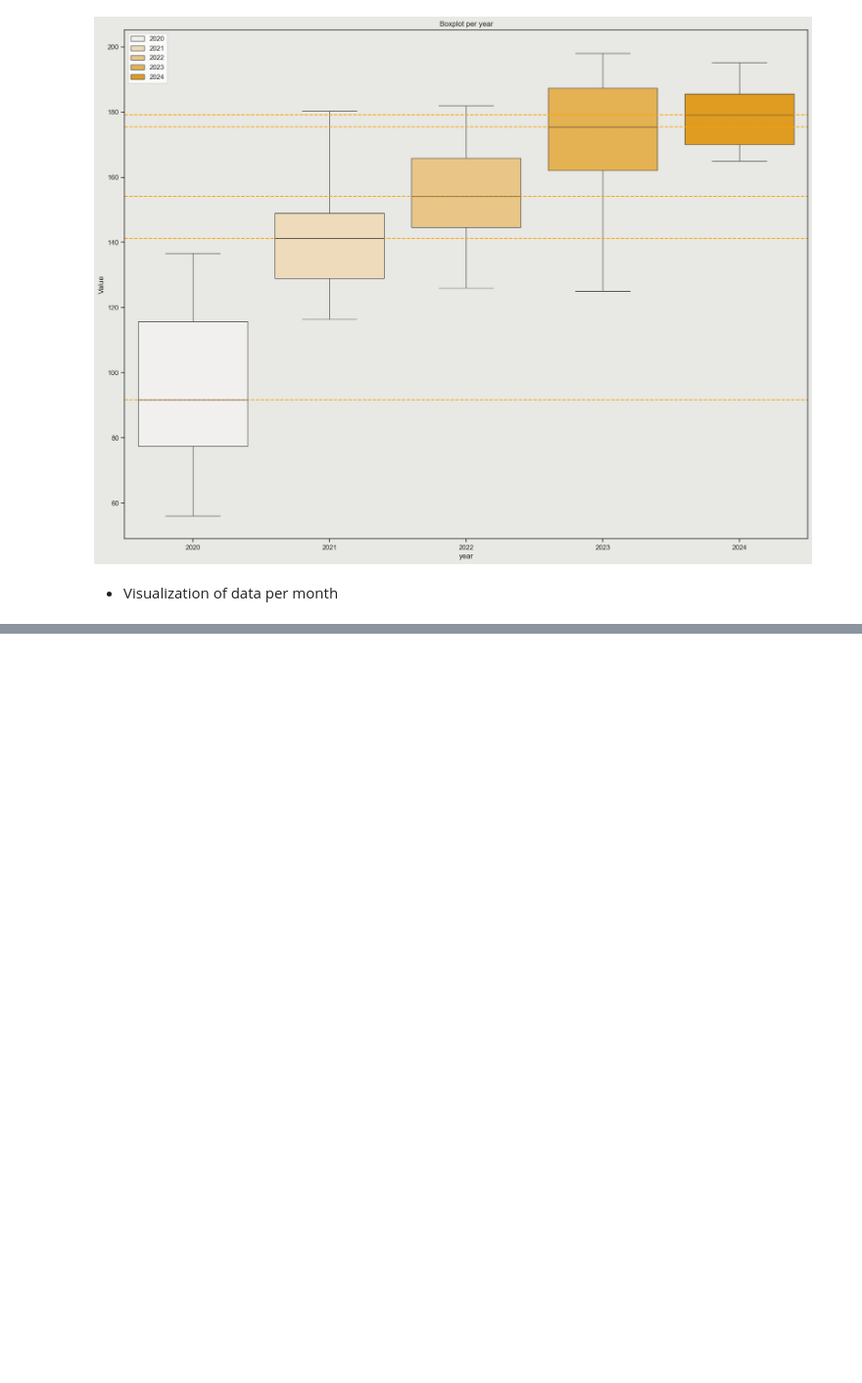
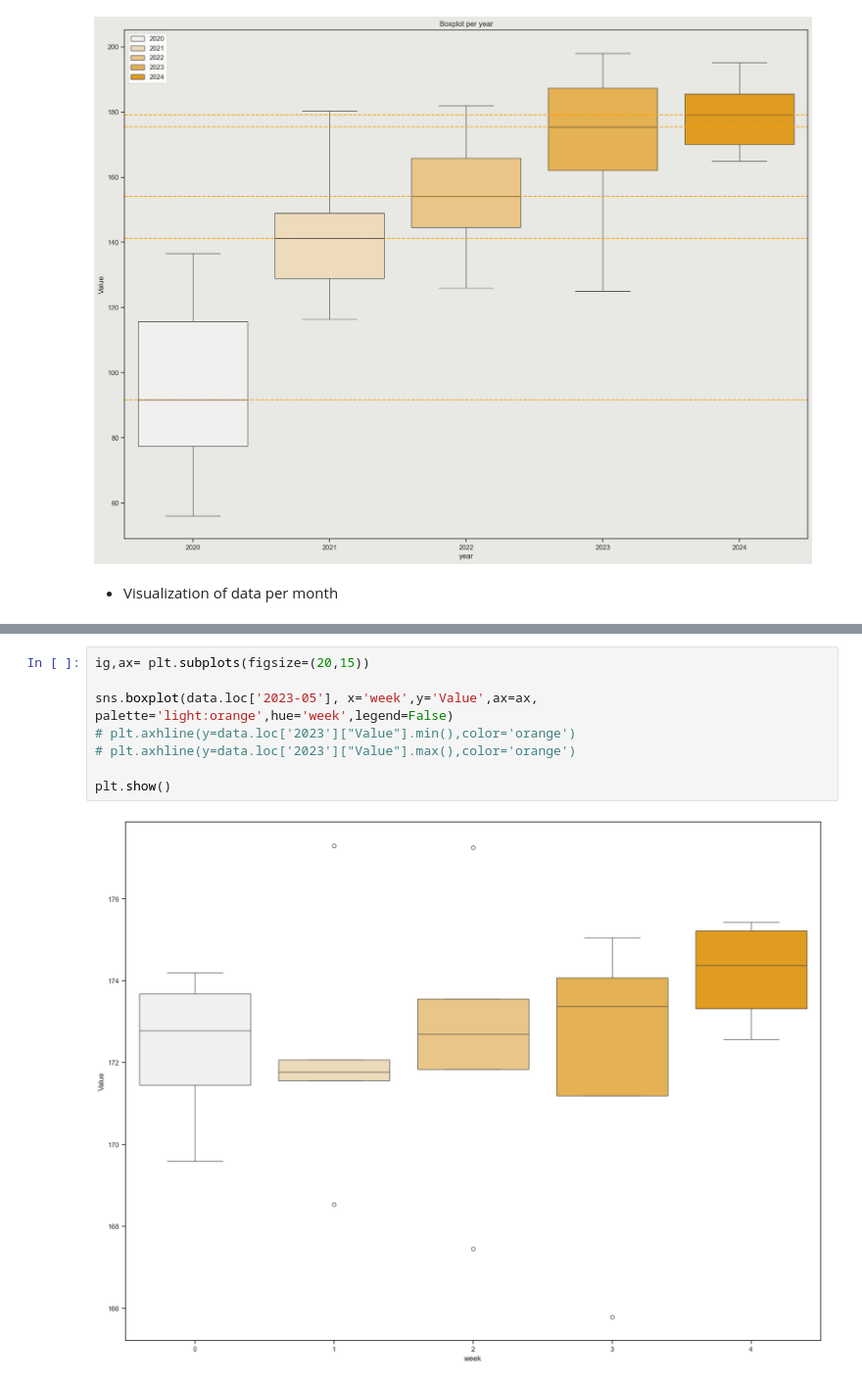
Before and after one commit to carlosgutierrezch/LSTM_Forecast, a Jupyter notebook: notebooks/EDA.ipynb, the cells around one changed output, grey strips where cells are left out. Shown at 98% size. Saved outputs shown, nothing was run; the diff lists cells and outputs as text; blank space fills up the shorter version.

```diff
--- a/notebooks/EDA.ipynb
+++ b/notebooks/EDA.ipynb
@@ -249,0 +260,10 @@ plt.show()
+# %%
+ig,ax= plt.subplots(figsize=(20,15))
+
+sns.boxplot(data.loc['2023-05'], x='week',y='Value',ax=ax, palette='light:orange',hue='week',legend=False)
+# plt.axhline(y=data.loc['2023']["Value"].min(),color='orange')
+# plt.axhline(y=data.loc['2023']["Value"].max(),color='orange')
+
+plt.show()
+# %% [output]
+[figure, added]
```
Also changed, not shown: parts of 5 cells of this notebook.
